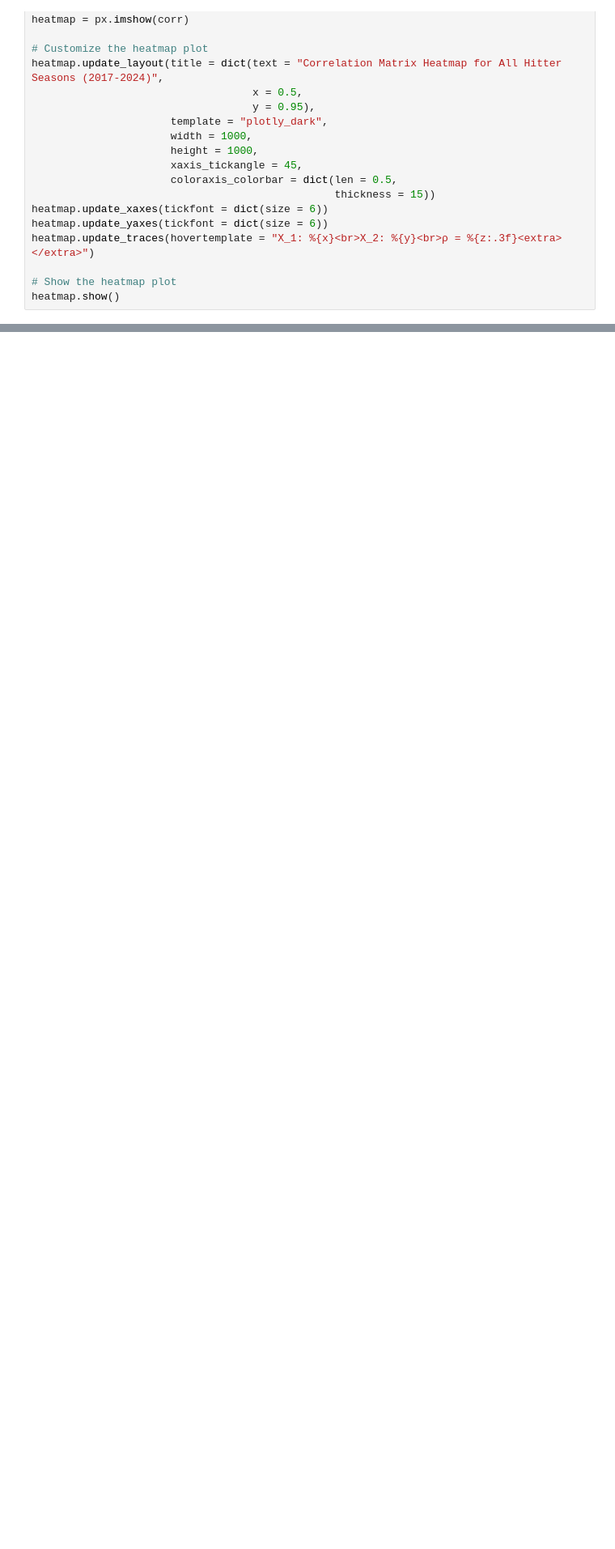
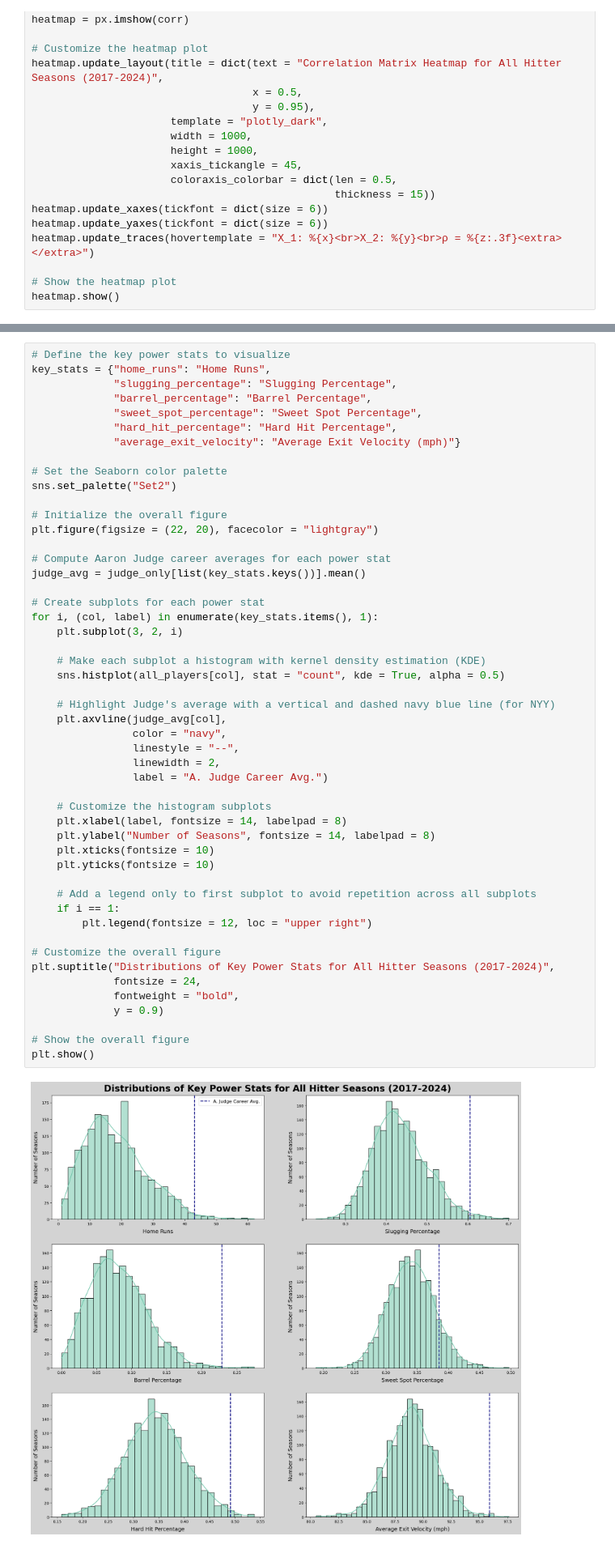
Before and after one commit to pmaurer237/Project_1_Baseball_Statistics, a Jupyter notebook: Lifecycle/EDA.ipynb, the cells around one changed output, grey strips where cells are left out. Shown at 81% size. Cells and saved outputs as stored; diff of their text form; blank space fills up the shorter version.

```diff
--- a/Lifecycle/EDA.ipynb
+++ b/Lifecycle/EDA.ipynb
@@ -55,0 +60,52 @@ heatmap.show()
+# %%
+# Define the key power stats to visualize
+key_stats = {"home_runs": "Home Runs",
+             "slugging_percentage": "Slugging Percentage",
+             "barrel_percentage": "Barrel Percentage",
+             "sweet_spot_percentage": "Sweet Spot Percentage",
+             "hard_hit_percentage": "Hard Hit Percentage",
+             "average_exit_velocity": "Average Exit Velocity (mph)"}
+
+# Set the Seaborn color palette
+sns.set_palette("Set2")
+
+# Initialize the overall figure
+plt.figure(figsize = (22, 20), facecolor = "lightgray")
+
+# Compute Aaron Judge career averages for each power stat
+judge_avg = judge_only[list(key_stats.keys())].mean()
+
+# Create subplots for each power stat
+for i, (col, label) in enumerate(key_stats.items(), 1):
+    plt.subplot(3, 2, i)
+
+    # Make each subplot a histogram with kernel density estimation (KDE)
+    sns.histplot(all_players[col], stat = "count", kde = True, alpha = 0.5)
+
+    # Highlight Judge's average with a vertical and dashed navy blue line (for NYY)
+    plt.axvline(judge_avg[col],
+                color = "navy",
+                linestyle = "--",
+                linewidth = 2,
+                label = "A. Judge Career Avg.")
+
+    # Customize the histogram subplots
+    plt.xlabel(label, fontsize = 14, labelpad = 8)
+    plt.ylabel("Number of Seasons", fontsize = 14, labelpad = 8)
+    plt.xticks(fontsize = 10)
+    plt.yticks(fontsize = 10)
+
+    # Add a legend only to first subplot to avoid repetition across all subplots
+    if i == 1:
+        plt.legend(fontsize = 12, loc = "upper right")
+
+# Customize the overall figure
+plt.suptitle("Distributions of Key Power Stats for All Hitter Seasons (2017-2024)",
+             fontsize = 24,
+             fontweight = "bold",
+             y = 0.9)
+
+# Show the overall figure
+plt.show()
+# %% [output]
+[figure, added]
```
Also changed, not shown: parts of 2 cells of this notebook, 1 other file.
